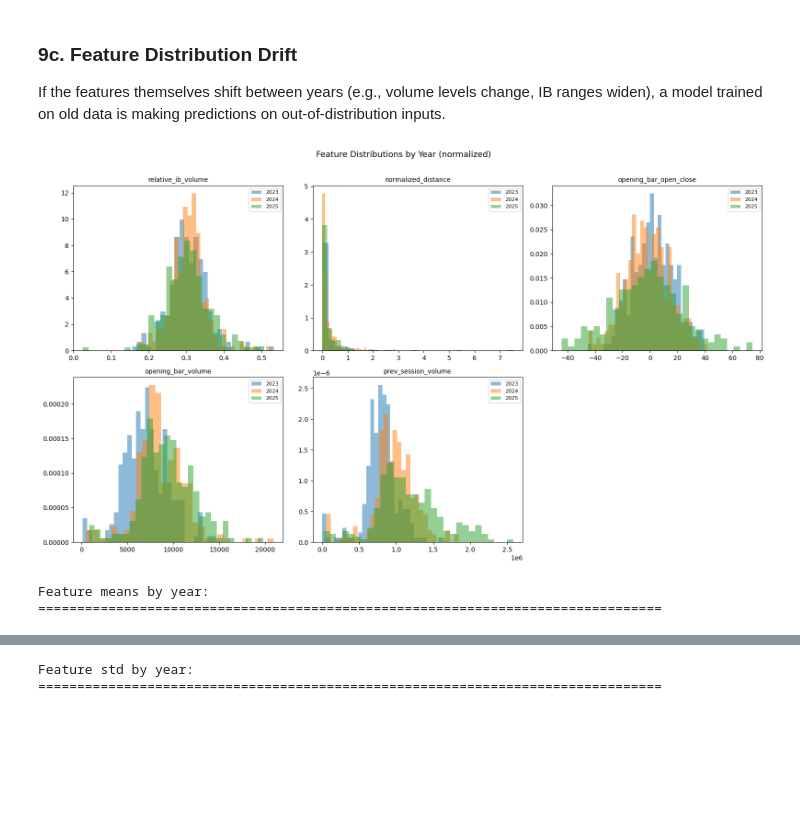
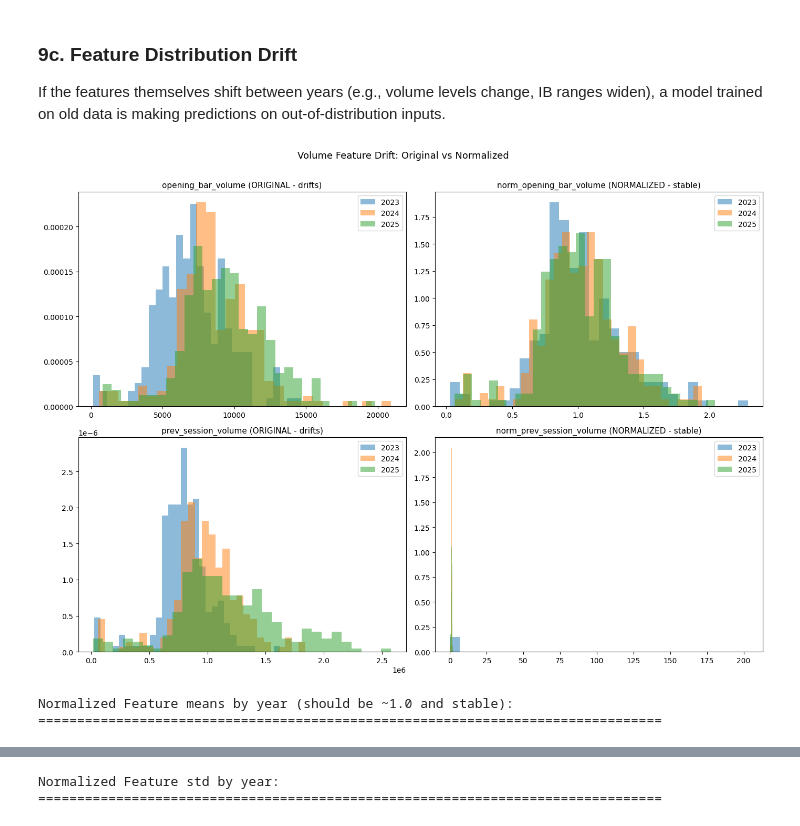
Before and after one commit to k4mik4zekyo-afk/initialbalanceanalysis, a Jupyter notebook: rotation_prediction_pipeline.ipynb, the cells around one changed output, grey strips where cells are left out. Saved outputs shown, nothing was run; the diff lists cells and outputs as text; code cells hidden in the pictures; blank space fills up the shorter version.

```diff
--- a/rotation_prediction_pipeline.ipynb
+++ b/rotation_prediction_pipeline.ipynb
@@ -46,8 +46,22 @@ END_DATE   = "2026-01-15"
 # Opening windows to compare
 OPENING_WINDOWS = [10, 15]
 
-# Feature columns (same as mp3 / rotation_prediction_w_smote)
+# Volume normalization parameters
+# - opening_bar_volume normalized by rolling average matching opening window (10 or 15 days)
+# - prev_session_volume normalized by rolling average of N days
+PREV_SESSION_VOL_NORM_WINDOW = 10  # days
+
+# Feature columns — now using NORMALIZED volume features
 FEATURE_COLS = [
+    "relative_ib_volume",
+    "normalized_distance",
+    "opening_bar_open_close",
+    "norm_opening_bar_volume",      # NEW: opening_bar_volume / rolling avg
+    "norm_prev_session_volume",     # NEW: prev_session_volume / rolling avg
+]
+
+# Original feature columns (for comparison)
+FEATURE_COLS_ORIGINAL = [
     "relative_ib_volume",
     "normalized_distance",
     "opening_bar_open_close",
@@ -58,6 +72,8 @@ FEATURE_COLS = [
 print(f"Data file:  {CSV_PATH}")
 print(f"Date range: {START_DATE} → {END_DATE}")
 print(f"Opening windows: {OPENING_WINDOWS} minutes")
+print(f"Volume normalization: opening_bar uses {OPENING_WINDOWS}-day rolling avg (per config)")
+print(f"                      prev_session uses {PREV_SESSION_VOL_NORM_WINDOW}-day rolling avg")
 # %% [output]
 Data file:  /home/user/initialbalanceanalysis/MNQ_1min_2023Jan_2026Jan.csv
 Date range: 2023-01-02 → 2026-01-15
@@ -669,36 +759,58 @@ Walk-Forward Results (Random Forest, 10-min window):
 
 If the features themselves shift between years (e.g., volume levels change, IB ranges widen), a model trained on old data is making predictions on out-of-distribution inputs.
 # %%
-fig, axes = plt.subplots(2, 3, figsize=(16, 9))
+# Compare ORIGINAL vs NORMALIZED volume features across years
+fig, axes = plt.subplots(2, 2, figsize=(14, 10))
 years_to_plot = [2023, 2024, 2025]
 colors = {2023: "#1f77b4", 2024: "#ff7f0e", 2025: "#2ca02c"}
 
-for j, feat in enumerate(FEATURE_COLS):
-    ax = axes[j // 3, j % 3]
-    for yr in years_to_plot:
-        data = diag_df.loc[diag_df["year"] == yr, feat].dropna()
-        ax.hist(data, bins=30, alpha=0.5, label=str(yr), color=colors[yr], density=True)
-    ax.set_title(feat, fontsize=10)
-    ax.legend(fontsize=8)
+# Original opening_bar_volume
+ax = axes[0, 0]
+for yr in years_to_plot:
+    data = diag_df.loc[diag_df["year"] == yr, "opening_bar_volume"].dropna()
+    ax.hist(data, bins=30, alpha=0.5, label=str(yr), color=colors[yr], density=True)
+ax.set_title("opening_bar_volume (ORIGINAL - drifts)", fontsize=11)
+ax.legend()
 
-# Hide the unused 6th subplot
-axes[1, 2].axis("off")
+# Normalized opening_bar_volume
+ax = axes[0, 1]
+for yr in years_to_plot:
+    data = diag_df.loc[diag_df["year"] == yr, "norm_opening_bar_volume"].dropna()
+    ax.hist(data, bins=30, alpha=0.5, label=str(yr), color=colors[yr], density=True)
+ax.set_title("norm_opening_bar_volume (NORMALIZED - stable)", fontsize=11)
+ax.legend()
 
-plt.suptitle("Feature Distributions by Year (normalized)", fontsize=13, y=1.01)
+# Original prev_session_volume
+ax = axes[1, 0]
+for yr in years_to_plot:
+    data = diag_df.loc[diag_df["year"] == yr, "prev_session_volume"].dropna()
+    ax.hist(data, bins=30, alpha=0.5, label=str(yr), color=colors[yr], density=True)
+ax.set_title("prev_session_volume (ORIGINAL - drifts)", fontsize=11)
+ax.legend()
+
+# Normalized prev_session_volume
+ax = axes[1, 1]
+for yr in years_to_plot:
+    data = diag_df.loc[diag_df["year"] == yr, "norm_prev_session_volume"].dropna()
+    ax.hist(data, bins=30, alpha=0.5, label=str(yr), color=colors[yr], density=True)
+ax.set_title("norm_prev_session_volume (NORMALIZED - stable)", fontsize=11)
+ax.legend()
+
+plt.suptitle("Volume Feature Drift: Original vs Normalized", fontsize=13, y=1.01)
 plt.tight_layout()
 plt.show()
 
-# Summary statistics table
-print("\nFeature means by year:")
+# Summary statistics for NORMALIZED features
+print("\nNormalized Feature means by year (should be ~1.0 and stable):")
 print("=" * 80)
 yearly_stats = diag_df.groupby("year")[FEATURE_COLS].mean()
 display(yearly_stats.round(4))
 
-print("\nFeature std by year:")
+print("\nNormalized Feature std by year:")
 print("=" * 80)
 yearly_std = diag_df.groupby("year")[FEATURE_COLS].std()
 display(yearly_std.round(4))
 # %% [output]
-[figure, old version]
+[figure, new version]
-Feature means by year:
+Normalized Feature means by year (should be ~1.0 and stable):
 ================================================================================
@@ -711,2 +823,2 @@ Feature means by year:
-Feature std by year:
+Normalized Feature std by year:
 ================================================================================
```
Also changed, not shown: parts of 16 cells of this notebook.
